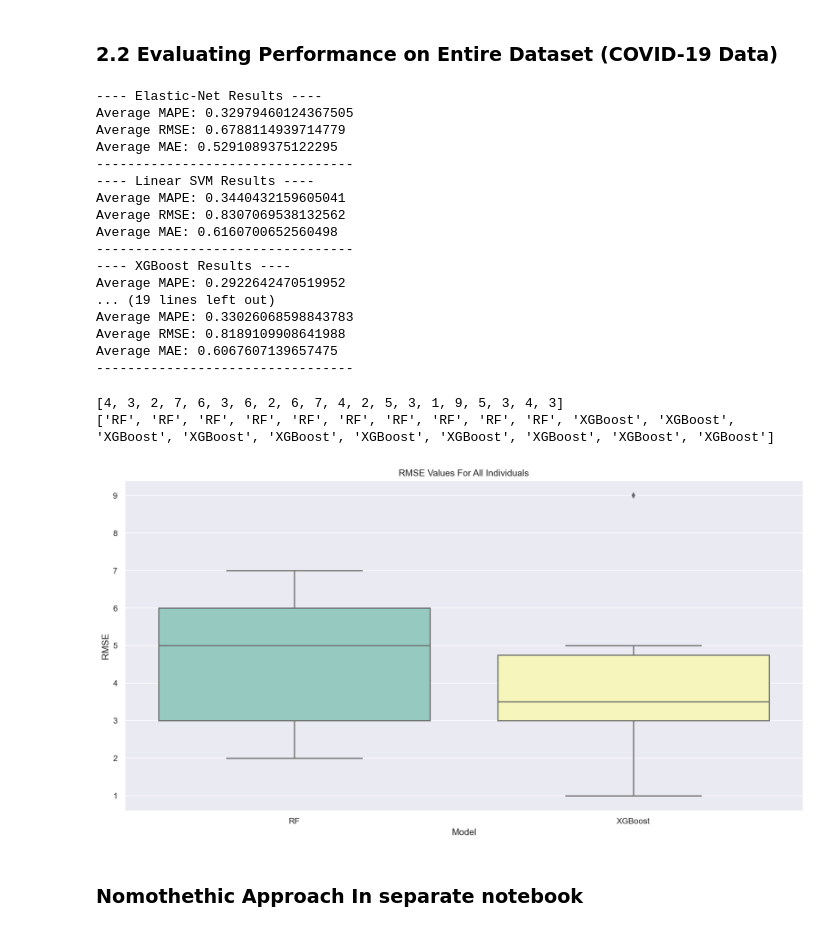
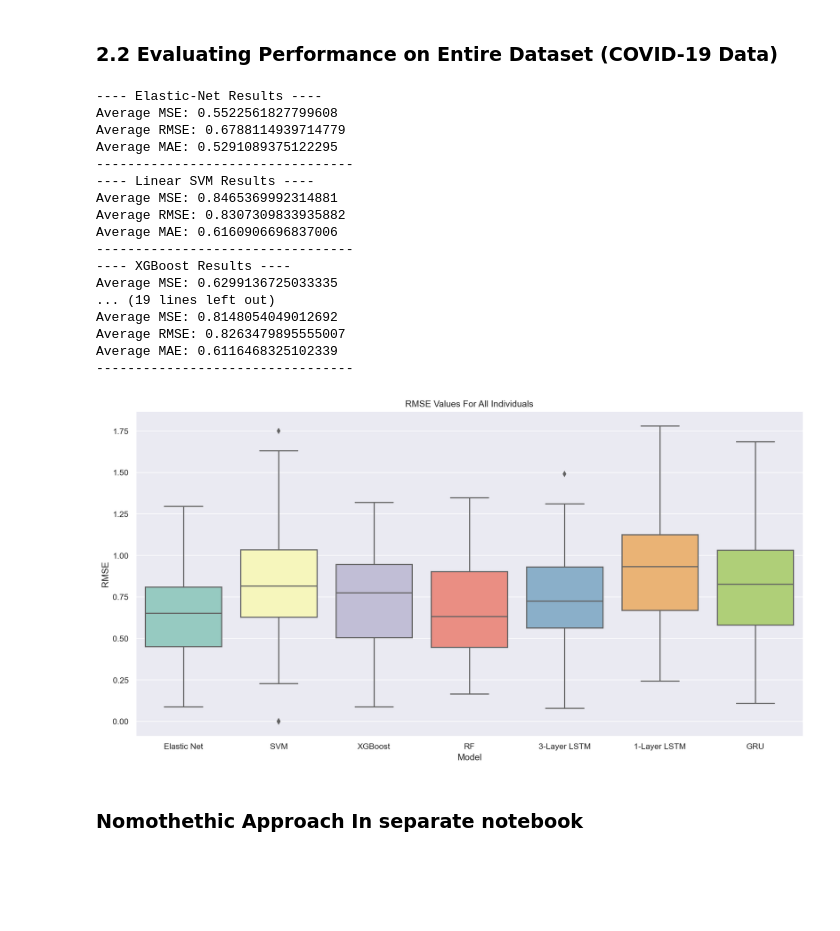
Before and after one commit to RoscaAlex00/DLTimeSeries, a Jupyter notebook: forecasting.ipynb, the cells around one changed output. Cells and saved outputs as stored; diff of their text form; code cells hidden in the pictures; blank space fills up the shorter version.

```diff
--- a/forecasting.ipynb
+++ b/forecasting.ipynb
@@ -349,7 +349,7 @@ def gru_rnn(train_x, train_y, test_x, test_y, vis):
     ])
     # Compile and train model
     model.compile(loss='mae', optimizer='adam')
-    model.fit(train_x_val, train_y_val, epochs=75, batch_size=4, verbose=0, shuffle=False)
+    model.fit(train_x_val, train_y_val, epochs=60, batch_size=4, verbose=0, shuffle=False)
 
     y_predicted_test = model.predict(test_x_val)
 
@@ -532,12 +532,13 @@ def evaluate_models(train_list, test_list):
     model_names = ['Elastic Net'] * n + ['SVM'] * n + ['XGBoost'] * n + ['RF'] * n + ['3-Layer LSTM'] * n + [
         '1-Layer LSTM'] * n + ['GRU'] * n
     dataset = ['Alcohol'] * len(model_names)
+    mae_overall = mae_elastic + mae_svm + mae_xgb + mae_rf + mae_lstm + mae_one_lstm + mae_gru
 
-    return rmse_overall, model_names, dataset
+    return mae_overall, rmse_overall, model_names, dataset
 
 
 warnings.filterwarnings("ignore")
-rmse_alcohol, models_alcohol, data_alcohol = evaluate_models(train_df, test_df)
+mae_alcohol, rmse_alcohol, models_alcohol, data_alcohol = evaluate_models(train_df, test_df)
 # %% [output]
 WARNING:tensorflow:5 out of the last 11 calls to <function Model.make_predict_function.<locals>.predict_function at 0x...> triggered tf.function retracing. Tracing is expensive and the excessive numbe ...
 WARNING:tensorflow:5 out of the last 13 calls to <function Model.make_predict_function.<locals>.predict_function at 0x...> triggered tf.function retracing. Tracing is expensive and the excessive numbe ...
@@ -723,46 +724,48 @@ def evaluate_models(covid_train_x, covid_test_x, covid_train_y, covid_test_y):
     model_names = ['Elastic Net'] * n + ['SVM'] * n + ['XGBoost'] * n + ['RF'] * n + ['3-Layer LSTM'] * n + [
         '1-Layer LSTM'] * n + ['GRU'] * n
     dataset = ['COVID-19'] * len(model_names)
+    mae_overall = mae_elastic + mae_svm + mae_xgb + mae_rf + mae_lstm + mae_one_lstm + mae_gru
 
-    return rmse_overall, model_names, dataset
+    return mae_overall, rmse_overall, model_names, dataset
 
 
-rmse_covid, models_covid, data_covid = evaluate_models(covid_train_x_list, covid_test_x_list, covid_train_y_list,
-                                                       covid_test_y_list)
+mae_covid, rmse_covid, models_covid, data_covid = evaluate_models(covid_train_x_list, covid_test_x_list,
+                                                                  covid_train_y_list,
+                                                                  covid_test_y_list)
 # %% [output]
 ---- Elastic-Net Results ----
-Average MAPE: 0.32979460124367505
+Average MSE: 0.5522561827799608
 Average RMSE: 0.6788114939714779
 Average MAE: 0.5291089375122295
 ---------------------------------
 ---- Linear SVM Results ----
-Average MAPE: 0.3440432159605041
-Average RMSE: 0.8307069538132562
-Average MAE: 0.6160700652560498
+Average MSE: 0.8465369992314881
+Average RMSE: 0.8307309833935882
+Average MAE: 0.6160906696837006
 ---------------------------------
 ---- XGBoost Results ----
-Average MAPE: 0.2922642470519952
+Average MSE: 0.6299136725033335
 ... (19 lines left out)
-Average MAPE: 0.33026068598843783
-Average RMSE: 0.8189109908641988
-Average MAE: 0.6067607139657475
+Average MSE: 0.8148054049012692
+Average RMSE: 0.8263479895555007
+Average MAE: 0.6116468325102339
 ---------------------------------
 # %%
 # Generate a box-plot for the RMSE values
+mae = mae_alcohol + mae_covid
 rmse = rmse_alcohol + rmse_covid
 models = models_alcohol + models_covid
 dataset_names = data_alcohol + data_covid
 
-dictionary = {'RMSE': rmse, 'Model': models, 'Dataset': dataset_names}
+dictionary = {'MAE': mae, 'RMSE': rmse, 'Model': models, 'Dataset': dataset_names}
 df = pd.DataFrame(data=dictionary)
-boxplot = sns.catplot(x='Model', y='RMSE', col='Dataset',
-                      data=df, kind="box",
-                      height=4, aspect=.7)
-# boxplot = sns.boxplot(data=df, y='RMSE', x='Model', palette="Set3")
+#boxplot = sns.catplot(x='Model', y='RMSE', col='Dataset',
+#data=df, kind="box",
+#height=4, aspect=.7)
+boxplot = sns.boxplot(data=df.loc[df['Dataset'] == 'COVID-19'], y='RMSE', x='Model', palette="Set3")
 boxplot.set(title='RMSE Values For All Individuals', ylabel='RMSE')
+df.to_csv('idiographic.csv')
 # %% [output]
-[4, 3, 2, 7, 6, 3, 6, 2, 6, 7, 4, 2, 5, 3, 1, 9, 5, 3, 4, 3]
-['RF', 'RF', 'RF', 'RF', 'RF', 'RF', 'RF', 'RF', 'RF', 'RF', 'XGBoost', 'XGBoost', 'XGBoost', 'XGBoost', 'XGBoost', 'XGBoost', 'XGBoost', 'XGBoost', 'XGBoost', 'XGBoost']
-[figure, old version]
+[figure, new version]
 # %% [markdown]
 ### Nomothethic Approach In separate notebook
```
Also changed, not shown: parts of 9 cells of this notebook, 7 other files.
